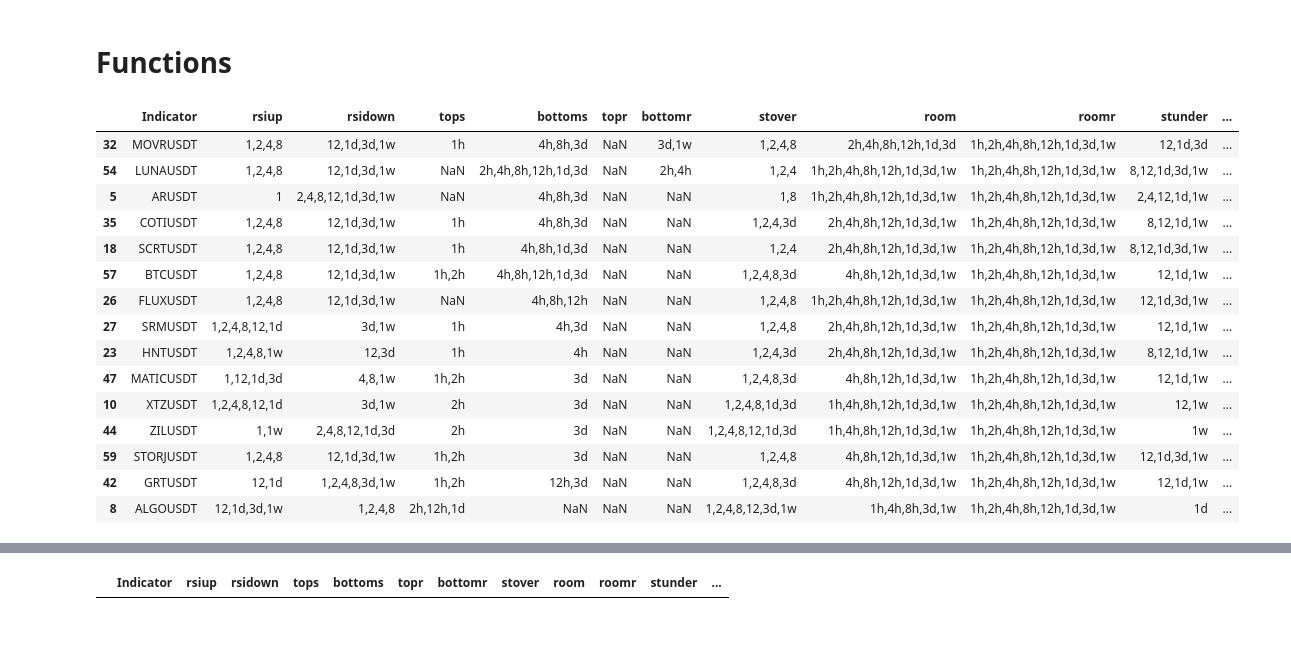
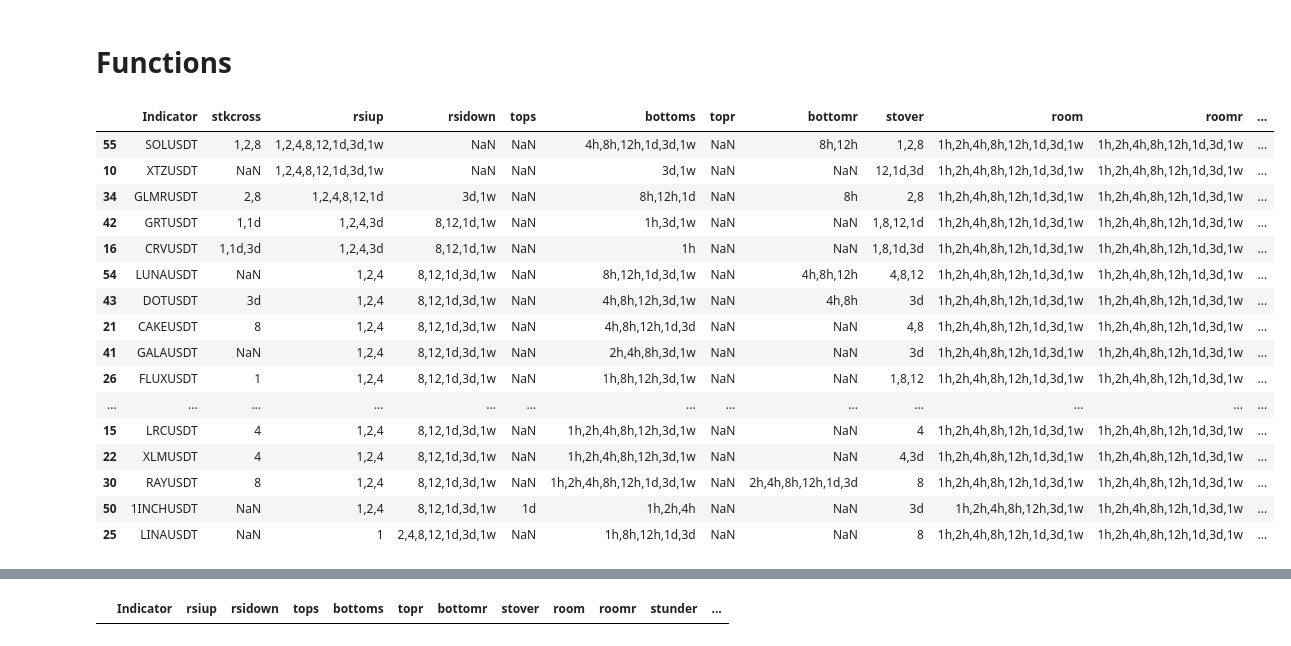
Before and after one commit to hjabbour/ML, a Jupyter notebook: STRSIMACDSMATOPBOTTOM-ML-Draft.ipynb, the cells around one changed output, grey strips where cells are left out. Saved outputs shown, nothing was run; the diff lists cells and outputs as text; code cells hidden in the pictures.

```diff
--- a/STRSIMACDSMATOPBOTTOM-ML-Draft.ipynb
+++ b/STRSIMACDSMATOPBOTTOM-ML-Draft.ipynb
@@ -202,7 +202,7 @@ for interval in intervals:
 
                 lastrow = dflive.iloc[-1]
                 beforelast = dflive.iloc[-2]
-                row5minus = dflive.iloc[-5]
+                row5minus = dflive.iloc[-10]
                 O = float(lastrow.o)
                 C = float(lastrow.c)
                 H = float(lastrow.h)
@@ -1013,85 +1059,94 @@ dframe1=to_df(final ,downtrend,'downtrend')
 dframe=to_df(final ,rsidown,'rsidown')
 newframe=mergetables(final,dframe,dframe1)
 #newframe=callfun(final,'rsidown')
-newframe=callfun(final,'rsiup','rsidown','tops','bottoms','bottomr','uptrend','dshift','downtrend','shift')
-newframe=callfun(final,'rsiup','rsidown','tops','bottoms','bottomr','stover','stunder','stkup','stkdown')
-newframe=callfun(final,'rsiup','rsidown','tops','bottoms','topr','bottomr','stover','room','roomr','stunder','stkup','stkdown','uptrend','dshift','downtrend','shift')
+#newframe=callfun(final,'rsiup','rsidown','tops','bottoms','bottomr','uptrend','dshift','downtrend','shift')
+#newframe=callfun(final,'rsiup','rsidown','tops','bottoms','bottomr','stover','stunder','stkup','stkdown')
+newframe=callfun(final,'stkcross','rsiup','rsidown','tops','bottoms','topr','bottomr','stover','room','roomr','stunder','stkup','stkdown','uptrend','dshift','downtrend','shift')
 
 #newframe=newframe.sort_values(by=['downtrend','dshift','bottoms'],ascending=[True,True,True])
 newframe=newframe.sort_values(by=['bottoms','stkup','bottomr'],ascending=[False,True,False])
 newframe=newframe.sort_values(by=['bottomr','bottoms','shift'],ascending=[False,False,False])
 newframe=newframe.sort_values(by=['bottomr','bottoms','rsidown'],ascending=[False,False,False])
+newframe=newframe.sort_values(by=['rsiup','bottoms','bottomr'],ascending=[False,False,False])
 
 newframe.to_csv("allindi"+str(date.today())+".csv")
 
 test = newframe.loc[(newframe['downtrend'] <= '1h')]
-test = newframe.loc[(newframe['bottoms'] >= '1h')]
-test = newframe.loc[(newframe['rsidown'] >= '2h')]
+test = newframe.loc[(newframe['bottomr'] >= '12h')]
+#test = newframe.loc[(newframe['rsidown'] >= '2h')]
 #test = newframe.loc[(newframe['rsiup'] >= '1,2')]
 #test = newframe.loc[(newframe['bottoms'] >= '2h,4h') & (newframe['rsiup'] >= '1,2')]
-test = newframe.loc[(newframe['bottoms'] >= '2h') & (newframe['bottomr'] >= '1') ]
-test = newframe.loc[(newframe['bottomr'] >= '1') & (newframe['rsiup'] >= '1')]
+#test = newframe.loc[(newframe['bottoms'] >= '12h') & (newframe['bottomr'] >= '1') ]
+#test = newframe.loc[(newframe['bottomr'] >= '1') & (newframe['rsiup'] >= '1')]
 #test = newframe.loc[(newframe['bottomr'].notnull()) &  (newframe['rsidown'].notnull()) ]
 #test = newframe.loc[(newframe['bottomr'].notnull()) &  (newframe['shift'].notnull()) ]
 #test = newframe.loc[(newframe['bottoms'].notnull()) & (newframe['uptrend'].notnull()) &  (newframe['bottomr'].notnull()) ]
 #test = newframe.loc[(newframe['bottoms'].notnull()) &  (newframe['stkup'].notnull()) & (newframe['rsidown'].isnull()) & (newframe['tops'] <='4h') & (newframe['topr'].isnull()) ]
 #test = newframe.loc[(newframe['bottomr'].notnull()) &  (newframe['stkup'].notnull()) & (newframe['topr'].isnull()) ]
 
+#test = newframe.loc[(newframe['bottoms'].notnull()) &  (newframe['topr'].isnull()) & (newframe['bottoms'].notnull()) ]
+
 #test = newframe.loc[(newframe['stkdown'].isnull()) &  (newframe['bottoms'].notnull()) ]
 #test = newframe.loc[(newframe['stunder'] <= '3d') &  (newframe['rsiup'] <= '1d') ]
 #test = newframe.loc[(newframe['shift'].notnull()) &  (newframe['uptrend'].notnull()) ]
+
+#test = newframe.loc[(newframe['shift'].isnull()) &  (newframe['uptrend'].isnull()) ]
+
 #test = newframe.loc[(newframe['stunder'] <= '3d') &  (newframe['rsiup'] <= '1d') & (newframe['rsidown'].isnull())]
-test = newframe.loc[(newframe['rsiup'] <= '1d') & (newframe['rsidown'].isnull())]
-test = newframe.loc[(newframe['rsiup'].notnull()) & (newframe['bottoms'].notnull())  & (newframe['uptrend'].notnull())]
+#test = newframe.loc[(newframe['rsiup'] <= '1d') & (newframe['rsidown'].isnull())]
+
+#test = newframe.loc[(newframe['rsiup'].notnull()) & (newframe['bottoms'].notnull())  & (newframe['uptrend'].notnull())]
 
 
-test = newframe.loc[(newframe['rsiup'] <= '1d')]
+test = newframe.loc[(newframe['rsiup'] <= '1d') & (newframe['bottoms'].notnull())]
 
+test = newframe.loc[(newframe['rsiup'] <= '1d') & (newframe['stover'].notnull())]
 
 #test = newframe.loc[(newframe['rsidown'].isnull()) &  (newframe['stkup'].notnull()) ]
 #test = newframe.loc[(newframe['rsidown'].notnull()) &  (newframe['stkup'].notnull()) ]
 #test = newframe.loc[(newframe['rsidown'].notnull()) &  (newframe['bottoms'].notnull())]
 
 
 #test = newframe.loc[(newframe['bottomr'] >= '12h') &  (newframe['stkup'].notnull()) ]
 
 #test = newframe.loc[(newframe['tops'].isnull()) &  (newframe['rsidown'].isnull()) ]
 
 
 #test = newframe.loc[(newframe['stkup'].notnull()) &  (newframe['bottoms'].notnull()) & (newframe['tops'].isnull()) ]
 
 #test = newframe.loc[(newframe['rsiup'] <= '1w') & (newframe['bottoms'] >= '4h') &  (newframe['shift'].notnull())]
 
 
 #test = newframe.loc[(newframe['shift'].notnull()) &  (newframe['bottoms'].notnull()) ]
 
 #test = newframe.loc[(newframe['rsidown'].isnull()) | (newframe['rsidown'] <= '1') ]
 
 #test = newframe.loc[(newframe['shift'] >= '1h') &  (newframe['dshift'].isnull()) & (newframe['downtrend'].isnull()) ]
 #test = newframe.loc[(newframe['shift'] >= '1h') &  (newframe['dshift'].isnull()) ]
 
 #test = newframe.loc[(newframe['shift'] >= '12h,1d,3d')]
 
 newframe
 
 test
 # %% [output]
-|  | Indicator | rsiup | rsidown | tops | bottoms | topr | bottomr | stover | room | roomr | stunder | ... |
-| 32 | MOVRUSDT | 1,2,4,8 | 12,1d,3d,1w | 1h | 4h,8h,3d | NaN | 3d,1w | 1,2,4,8 | 2h,4h,8h,12h,1d,3d | 1h,2h,4h,8h,12h,1d,3d,1w | 12,1d,3d | ... |
-| 54 | LUNAUSDT | 1,2,4,8 | 12,1d,3d,1w | NaN | 2h,4h,8h,12h,1d,3d | NaN | 2h,4h | 1,2,4 | 1h,2h,4h,8h,12h,1d,3d,1w | 1h,2h,4h,8h,12h,1d,3d,1w | 8,12,1d,3d,1w | ... |
-| 5 | ARUSDT | 1 | 2,4,8,12,1d,3d,1w | NaN | 4h,8h,3d | NaN | NaN | 1,8 | 1h,2h,4h,8h,12h,1d,3d,1w | 1h,2h,4h,8h,12h,1d,3d,1w | 2,4,12,1d,1w | ... |
-| 35 | COTIUSDT | 1,2,4,8 | 12,1d,3d,1w | 1h | 4h,8h,3d | NaN | NaN | 1,2,4,3d | 2h,4h,8h,12h,1d,3d,1w | 1h,2h,4h,8h,12h,1d,3d,1w | 8,12,1d,1w | ... |
-| 18 | SCRTUSDT | 1,2,4,8 | 12,1d,3d,1w | 1h | 4h,8h,1d,3d | NaN | NaN | 1,2,4 | 2h,4h,8h,12h,1d,3d,1w | 1h,2h,4h,8h,12h,1d,3d,1w | 8,12,1d,3d,1w | ... |
-| 57 | BTCUSDT | 1,2,4,8 | 12,1d,3d,1w | 1h,2h | 4h,8h,12h,1d,3d | NaN | NaN | 1,2,4,8,3d | 4h,8h,12h,1d,3d,1w | 1h,2h,4h,8h,12h,1d,3d,1w | 12,1d,1w | ... |
-| 26 | FLUXUSDT | 1,2,4,8 | 12,1d,3d,1w | NaN | 4h,8h,12h | NaN | NaN | 1,2,4,8 | 1h,2h,4h,8h,12h,1d,3d,1w | 1h,2h,4h,8h,12h,1d,3d,1w | 12,1d,3d,1w | ... |
-| 27 | SRMUSDT | 1,2,4,8,12,1d | 3d,1w | 1h | 4h,3d | NaN | NaN | 1,2,4,8 | 2h,4h,8h,12h,1d,3d,1w | 1h,2h,4h,8h,12h,1d,3d,1w | 12,1d,1w | ... |
-| 23 | HNTUSDT | 1,2,4,8,1w | 12,3d | 1h | 4h | NaN | NaN | 1,2,4,3d | 2h,4h,8h,12h,1d,3d,1w | 1h,2h,4h,8h,12h,1d,3d,1w | 8,12,1d,1w | ... |
-| 47 | MATICUSDT | 1,12,1d,3d | 4,8,1w | 1h,2h | 3d | NaN | NaN | 1,2,4,8,3d | 4h,8h,12h,1d,3d,1w | 1h,2h,4h,8h,12h,1d,3d,1w | 12,1d,1w | ... |
-| 10 | XTZUSDT | 1,2,4,8,12,1d | 3d,1w | 2h | 3d | NaN | NaN | 1,2,4,8,1d,3d | 1h,4h,8h,12h,1d,3d,1w | 1h,2h,4h,8h,12h,1d,3d,1w | 12,1w | ... |
-| 44 | ZILUSDT | 1,1w | 2,4,8,12,1d,3d | 2h | 3d | NaN | NaN | 1,2,4,8,12,1d,3d | 1h,4h,8h,12h,1d,3d,1w | 1h,2h,4h,8h,12h,1d,3d,1w | 1w | ... |
-| 59 | STORJUSDT | 1,2,4,8 | 12,1d,3d,1w | 1h,2h | 3d | NaN | NaN | 1,2,4,8 | 4h,8h,12h,1d,3d,1w | 1h,2h,4h,8h,12h,1d,3d,1w | 12,1d,3d,1w | ... |
-| 42 | GRTUSDT | 12,1d | 1,2,4,8,3d,1w | 1h,2h | 12h,3d | NaN | NaN | 1,2,4,8,3d | 4h,8h,12h,1d,3d,1w | 1h,2h,4h,8h,12h,1d,3d,1w | 12,1d,1w | ... |
-| 8 | ALGOUSDT | 12,1d,3d,1w | 1,2,4,8 | 2h,12h,1d | NaN | NaN | NaN | 1,2,4,8,12,3d,1w | 1h,4h,8h,3d,1w | 1h,2h,4h,8h,12h,1d,3d,1w | 1d | ... |
+|  | Indicator | stkcross | rsiup | rsidown | tops | bottoms | topr | bottomr | stover | room | roomr | ... |
+| 55 | SOLUSDT | 1,2,8 | 1,2,4,8,12,1d,3d,1w | NaN | NaN | 4h,8h,12h,1d,3d,1w | NaN | 8h,12h | 1,2,8 | 1h,2h,4h,8h,12h,1d,3d,1w | 1h,2h,4h,8h,12h,1d,3d,1w | ... |
+| 10 | XTZUSDT | NaN | 1,2,4,8,12,1d,3d,1w | NaN | NaN | 3d,1w | NaN | NaN | 12,1d,3d | 1h,2h,4h,8h,12h,1d,3d,1w | 1h,2h,4h,8h,12h,1d,3d,1w | ... |
+| 34 | GLMRUSDT | 2,8 | 1,2,4,8,12,1d | 3d,1w | NaN | 8h,12h,1d | NaN | 8h | 2,8 | 1h,2h,4h,8h,12h,1d,3d,1w | 1h,2h,4h,8h,12h,1d,3d,1w | ... |
+| 42 | GRTUSDT | 1,1d | 1,2,4,3d | 8,12,1d,1w | NaN | 1h,3d,1w | NaN | NaN | 1,8,12,1d | 1h,2h,4h,8h,12h,1d,3d,1w | 1h,2h,4h,8h,12h,1d,3d,1w | ... |
+| 16 | CRVUSDT | 1,1d,3d | 1,2,4,3d | 8,12,1d,1w | NaN | 1h | NaN | NaN | 1,8,1d,3d | 1h,2h,4h,8h,12h,1d,3d,1w | 1h,2h,4h,8h,12h,1d,3d,1w | ... |
+| 54 | LUNAUSDT | NaN | 1,2,4 | 8,12,1d,3d,1w | NaN | 8h,12h,1d,3d,1w | NaN | 4h,8h,12h | 4,8,12 | 1h,2h,4h,8h,12h,1d,3d,1w | 1h,2h,4h,8h,12h,1d,3d,1w | ... |
+| 43 | DOTUSDT | 3d | 1,2,4 | 8,12,1d,3d,1w | NaN | 4h,8h,12h,3d,1w | NaN | 4h,8h | 3d | 1h,2h,4h,8h,12h,1d,3d,1w | 1h,2h,4h,8h,12h,1d,3d,1w | ... |
+| 21 | CAKEUSDT | 8 | 1,2,4 | 8,12,1d,3d,1w | NaN | 4h,8h,12h,1d,3d | NaN | NaN | 4,8 | 1h,2h,4h,8h,12h,1d,3d,1w | 1h,2h,4h,8h,12h,1d,3d,1w | ... |
+| 41 | GALAUSDT | NaN | 1,2,4 | 8,12,1d,3d,1w | NaN | 2h,4h,8h,3d,1w | NaN | NaN | 3d | 1h,2h,4h,8h,12h,1d,3d,1w | 1h,2h,4h,8h,12h,1d,3d,1w | ... |
+| 26 | FLUXUSDT | 1 | 1,2,4 | 8,12,1d,3d,1w | NaN | 1h,8h,12h,3d,1w | NaN | NaN | 1,8,12 | 1h,2h,4h,8h,12h,1d,3d,1w | 1h,2h,4h,8h,12h,1d,3d,1w | ... |
+| ... | ... | ... | ... | ... | ... | ... | ... | ... | ... | ... | ... | ... |
+| 15 | LRCUSDT | 4 | 1,2,4 | 8,12,1d,3d,1w | NaN | 1h,2h,4h,8h,12h,3d,1w | NaN | NaN | 4 | 1h,2h,4h,8h,12h,1d,3d,1w | 1h,2h,4h,8h,12h,1d,3d,1w | ... |
+| 22 | XLMUSDT | 4 | 1,2,4 | 8,12,1d,3d,1w | NaN | 1h,2h,4h,8h,12h,3d,1w | NaN | NaN | 4,3d | 1h,2h,4h,8h,12h,1d,3d,1w | 1h,2h,4h,8h,12h,1d,3d,1w | ... |
+| 30 | RAYUSDT | 8 | 1,2,4 | 8,12,1d,3d,1w | NaN | 1h,2h,4h,8h,12h,1d,3d,1w | NaN | 2h,4h,8h,12h,1d,3d | 8 | 1h,2h,4h,8h,12h,1d,3d,1w | 1h,2h,4h,8h,12h,1d,3d,1w | ... |
+| 50 | 1INCHUSDT | NaN | 1,2,4 | 8,12,1d,3d,1w | 1d | 1h,2h,4h | NaN | NaN | 3d | 1h,2h,4h,8h,12h,3d,1w | 1h,2h,4h,8h,12h,1d,3d,1w | ... |
+| 25 | LINAUSDT | NaN | 1 | 2,4,8,12,1d,3d,1w | NaN | 1h,8h,12h,1d,3d | NaN | NaN | 8 | 1h,2h,4h,8h,12h,1d,3d,1w | 1h,2h,4h,8h,12h,1d,3d,1w | ... |
 # %%
 # Indicators for the week shift
 
```
Also changed, not shown: parts of 45 cells of this notebook, 5 other files.
